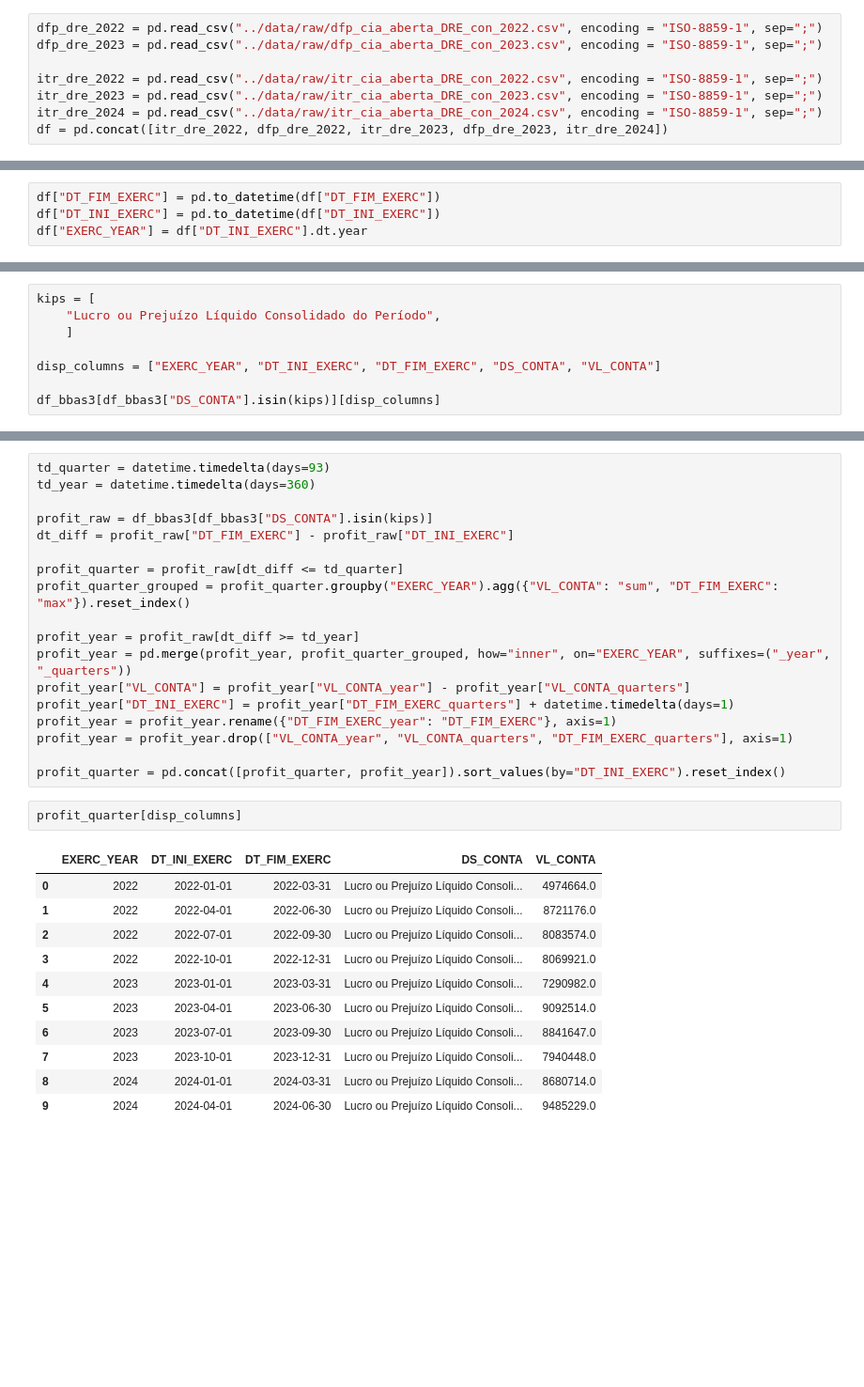
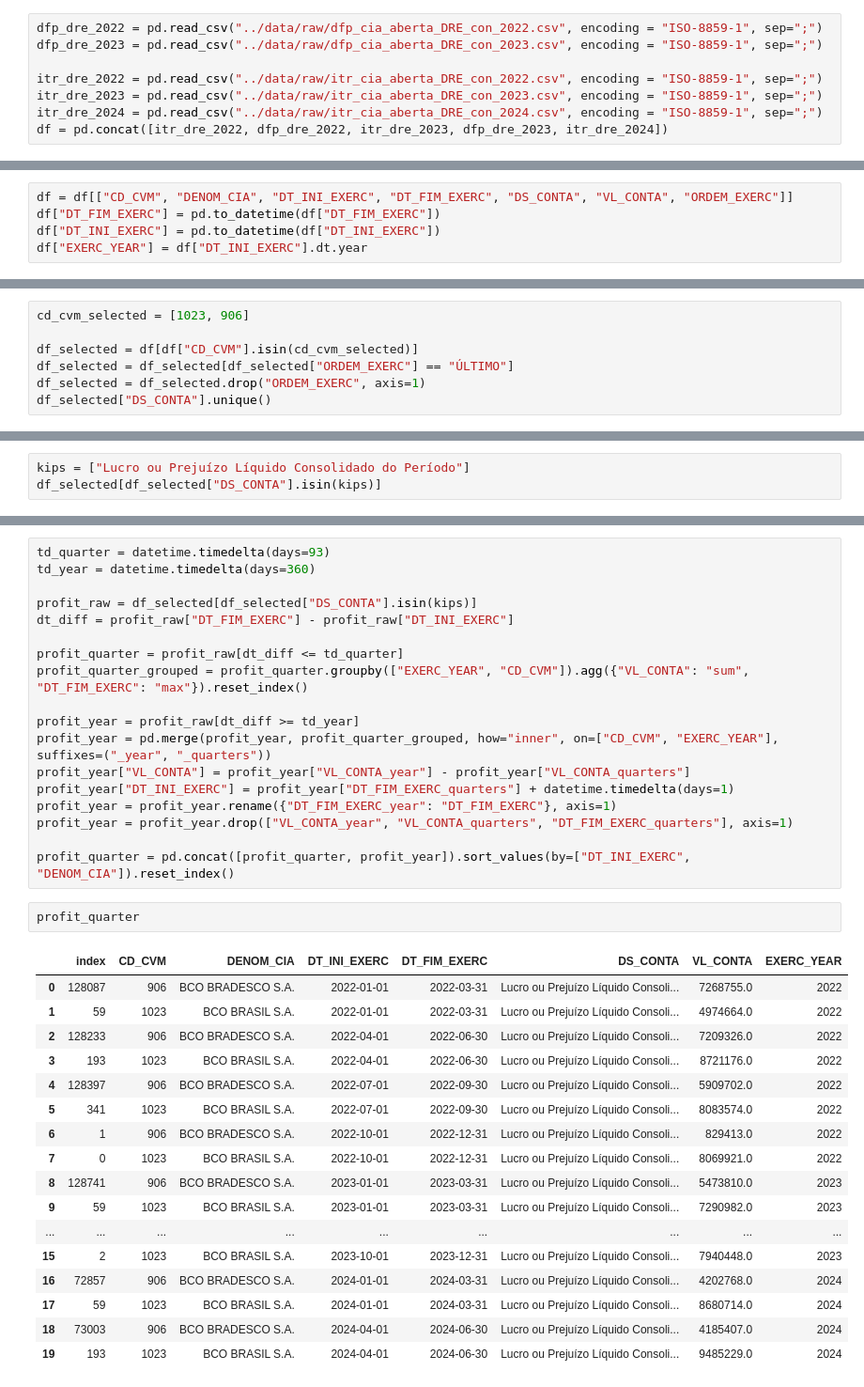
Before and after one commit to boa50/investment-analysis-etl, a Jupyter notebook: prototypes/stock-fundamental-profit.ipynb, the cells around one changed output, grey strips where cells are left out. Shown: that part at 94% size. Saved outputs shown, nothing was run; the diff lists cells and outputs as text; blank space fills up the shorter version.

```diff
--- a/prototypes/stock-fundamental-profit.ipynb
+++ b/prototypes/stock-fundamental-profit.ipynb
@@ -19,6 +19,7 @@ df.head()
 | 3 | 00.000.000/0001-91 | 2022-03-31 | 1 | BCO BRASIL S.A. | 1023 | DF Consolidado - Demonstração do ... | REAL | MIL | ÚLTIMO | ... |
 | 4 | 00.000.000/0001-91 | 2022-03-31 | 1 | BCO BRASIL S.A. | 1023 | DF Consolidado - Demonstração do ... | REAL | MIL | PENÚLTIMO | ... |
 # %%
+df = df[["CD_CVM", "DENOM_CIA", "DT_INI_EXERC", "DT_FIM_EXERC", "DS_CONTA", "VL_CONTA", "ORDEM_EXERC"]]
 df["DT_FIM_EXERC"] = pd.to_datetime(df["DT_FIM_EXERC"])
 df["DT_INI_EXERC"] = pd.to_datetime(df["DT_INI_EXERC"])
 df["EXERC_YEAR"] = df["DT_INI_EXERC"].dt.year
@@ -46,0 +26,7 @@ array(['Receitas de Intermediação Financeira', 'Receita de Juros',
+# %%
+cd_cvm_selected = [1023, 906]
+
+df_selected = df[df["CD_CVM"].isin(cd_cvm_selected)]
+df_selected = df_selected[df_selected["ORDEM_EXERC"] == "ÚLTIMO"]
+df_selected = df_selected.drop("ORDEM_EXERC", axis=1)
+df_selected["DS_CONTA"].unique()
@@ -47,9 +51,4 @@ array(['Receitas de Intermediação Financeira', 'Receita de Juros',
 # %%
-kips = [
-    "Lucro ou Prejuízo Líquido Consolidado do Período",
-    ]
-
-disp_columns = ["EXERC_YEAR", "DT_INI_EXERC", "DT_FIM_EXERC", "DS_CONTA", "VL_CONTA"]
-
-df_bbas3[df_bbas3["DS_CONTA"].isin(kips)][disp_columns]
+kips = ["Lucro ou Prejuízo Líquido Consolidado do Período"]
+df_selected[df_selected["DS_CONTA"].isin(kips)]
 # %% [output]
@@ -73,31 +73,37 @@ df_bbas3[df_bbas3["DS_CONTA"].isin(kips)][disp_columns]
 td_quarter = datetime.timedelta(days=93)
 td_year = datetime.timedelta(days=360)
 
-profit_raw = df_bbas3[df_bbas3["DS_CONTA"].isin(kips)]
+profit_raw = df_selected[df_selected["DS_CONTA"].isin(kips)]
 dt_diff = profit_raw["DT_FIM_EXERC"] - profit_raw["DT_INI_EXERC"]
 
 profit_quarter = profit_raw[dt_diff <= td_quarter]
-profit_quarter_grouped = profit_quarter.groupby("EXERC_YEAR").agg({"VL_CONTA": "sum", "DT_FIM_EXERC": "max"}).reset_index()
+profit_quarter_grouped = profit_quarter.groupby(["EXERC_YEAR", "CD_CVM"]).agg({"VL_CONTA": "sum", "DT_FIM_EXERC": "max"}).reset_index()
 
 profit_year = profit_raw[dt_diff >= td_year]
-profit_year = pd.merge(profit_year, profit_quarter_grouped, how="inner", on="EXERC_YEAR", suffixes=("_year", "_quarters"))
+profit_year = pd.merge(profit_year, profit_quarter_grouped, how="inner", on=["CD_CVM", "EXERC_YEAR"], suffixes=("_year", "_quarters"))
 profit_year["VL_CONTA"] = profit_year["VL_CONTA_year"] - profit_year["VL_CONTA_quarters"]
 profit_year["DT_INI_EXERC"] = profit_year["DT_FIM_EXERC_quarters"] + datetime.timedelta(days=1)
 profit_year = profit_year.rename({"DT_FIM_EXERC_year": "DT_FIM_EXERC"}, axis=1)
 profit_year = profit_year.drop(["VL_CONTA_year", "VL_CONTA_quarters", "DT_FIM_EXERC_quarters"], axis=1)
 
-profit_quarter = pd.concat([profit_quarter, profit_year]).sort_values(by="DT_INI_EXERC").reset_index()
+profit_quarter = pd.concat([profit_quarter, profit_year]).sort_values(by=["DT_INI_EXERC", "DENOM_CIA"]).reset_index()
 # %%
-profit_quarter[disp_columns]
+profit_quarter
 # %% [output]
-|  | EXERC_YEAR | DT_INI_EXERC | DT_FIM_EXERC | DS_CONTA | VL_CONTA |
-| 0 | 2022 | 2022-01-01 | 2022-03-31 | Lucro ou Prejuízo Líquido Consoli... | 4974664.0 |
-| 1 | 2022 | 2022-04-01 | 2022-06-30 | Lucro ou Prejuízo Líquido Consoli... | 8721176.0 |
-| 2 | 2022 | 2022-07-01 | 2022-09-30 | Lucro ou Prejuízo Líquido Consoli... | 8083574.0 |
-| 3 | 2022 | 2022-10-01 | 2022-12-31 | Lucro ou Prejuízo Líquido Consoli... | 8069921.0 |
-| 4 | 2023 | 2023-01-01 | 2023-03-31 | Lucro ou Prejuízo Líquido Consoli... | 7290982.0 |
-| 5 | 2023 | 2023-04-01 | 2023-06-30 | Lucro ou Prejuízo Líquido Consoli... | 9092514.0 |
-| 6 | 2023 | 2023-07-01 | 2023-09-30 | Lucro ou Prejuízo Líquido Consoli... | 8841647.0 |
-| 7 | 2023 | 2023-10-01 | 2023-12-31 | Lucro ou Prejuízo Líquido Consoli... | 7940448.0 |
-| 8 | 2024 | 2024-01-01 | 2024-03-31 | Lucro ou Prejuízo Líquido Consoli... | 8680714.0 |
-| 9 | 2024 | 2024-04-01 | 2024-06-30 | Lucro ou Prejuízo Líquido Consoli... | 9485229.0 |
+|  | index | CD_CVM | DENOM_CIA | DT_INI_EXERC | DT_FIM_EXERC | DS_CONTA | VL_CONTA | EXERC_YEAR |
+| 0 | 128087 | 906 | BCO BRADESCO S.A. | 2022-01-01 | 2022-03-31 | Lucro ou Prejuízo Líquido Consoli... | 7268755.0 | 2022 |
+| 1 | 59 | 1023 | BCO BRASIL S.A. | 2022-01-01 | 2022-03-31 | Lucro ou Prejuízo Líquido Consoli... | 4974664.0 | 2022 |
+| 2 | 128233 | 906 | BCO BRADESCO S.A. | 2022-04-01 | 2022-06-30 | Lucro ou Prejuízo Líquido Consoli... | 7209326.0 | 2022 |
+| 3 | 193 | 1023 | BCO BRASIL S.A. | 2022-04-01 | 2022-06-30 | Lucro ou Prejuízo Líquido Consoli... | 8721176.0 | 2022 |
+| 4 | 128397 | 906 | BCO BRADESCO S.A. | 2022-07-01 | 2022-09-30 | Lucro ou Prejuízo Líquido Consoli... | 5909702.0 | 2022 |
+| 5 | 341 | 1023 | BCO BRASIL S.A. | 2022-07-01 | 2022-09-30 | Lucro ou Prejuízo Líquido Consoli... | 8083574.0 | 2022 |
+| 6 | 1 | 906 | BCO BRADESCO S.A. | 2022-10-01 | 2022-12-31 | Lucro ou Prejuízo Líquido Consoli... | 829413.0 | 2022 |
+| 7 | 0 | 1023 | BCO BRASIL S.A. | 2022-10-01 | 2022-12-31 | Lucro ou Prejuízo Líquido Consoli... | 8069921.0 | 2022 |
+| 8 | 128741 | 906 | BCO BRADESCO S.A. | 2023-01-01 | 2023-03-31 | Lucro ou Prejuízo Líquido Consoli... | 5473810.0 | 2023 |
+| 9 | 59 | 1023 | BCO BRASIL S.A. | 2023-01-01 | 2023-03-31 | Lucro ou Prejuízo Líquido Consoli... | 7290982.0 | 2023 |
+| ... | ... | ... | ... | ... | ... | ... | ... | ... |
+| 15 | 2 | 1023 | BCO BRASIL S.A. | 2023-10-01 | 2023-12-31 | Lucro ou Prejuízo Líquido Consoli... | 7940448.0 | 2023 |
+| 16 | 72857 | 906 | BCO BRADESCO S.A. | 2024-01-01 | 2024-03-31 | Lucro ou Prejuízo Líquido Consoli... | 4202768.0 | 2024 |
+| 17 | 59 | 1023 | BCO BRASIL S.A. | 2024-01-01 | 2024-03-31 | Lucro ou Prejuízo Líquido Consoli... | 8680714.0 | 2024 |
+| 18 | 73003 | 906 | BCO BRADESCO S.A. | 2024-04-01 | 2024-06-30 | Lucro ou Prejuízo Líquido Consoli... | 4185407.0 | 2024 |
+| 19 | 193 | 1023 | BCO BRASIL S.A. | 2024-04-01 | 2024-06-30 | Lucro ou Prejuízo Líquido Consoli... | 9485229.0 | 2024 |
```
Also changed, not shown: parts of 3 cells of this notebook, 1 other file.
